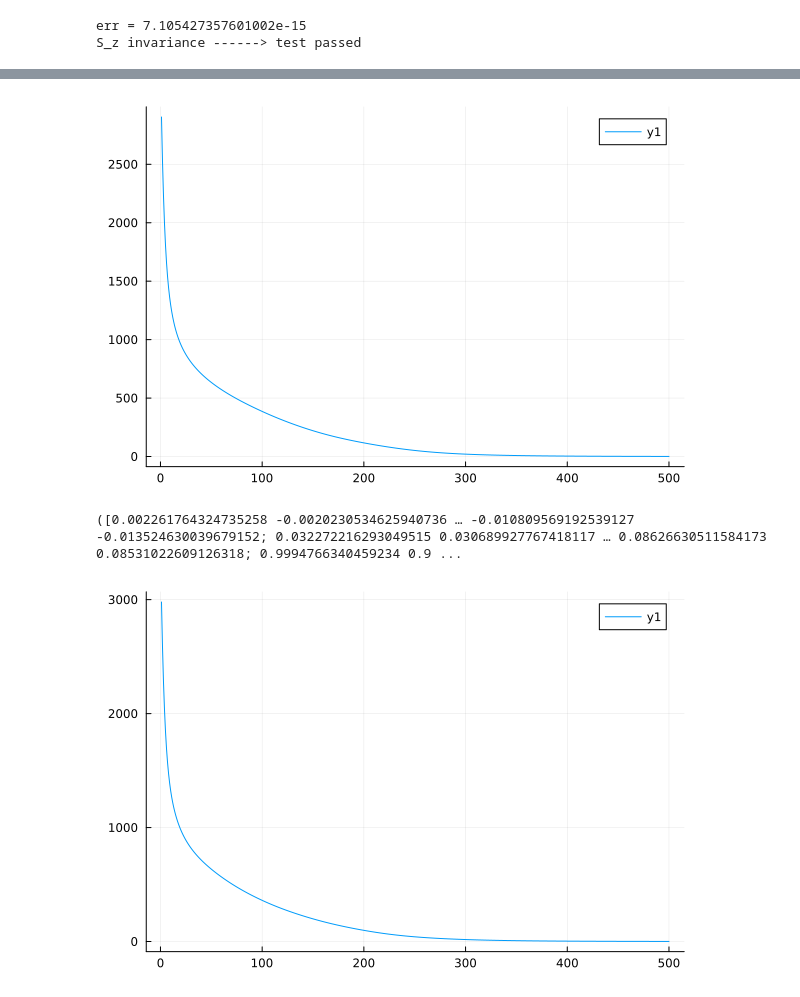
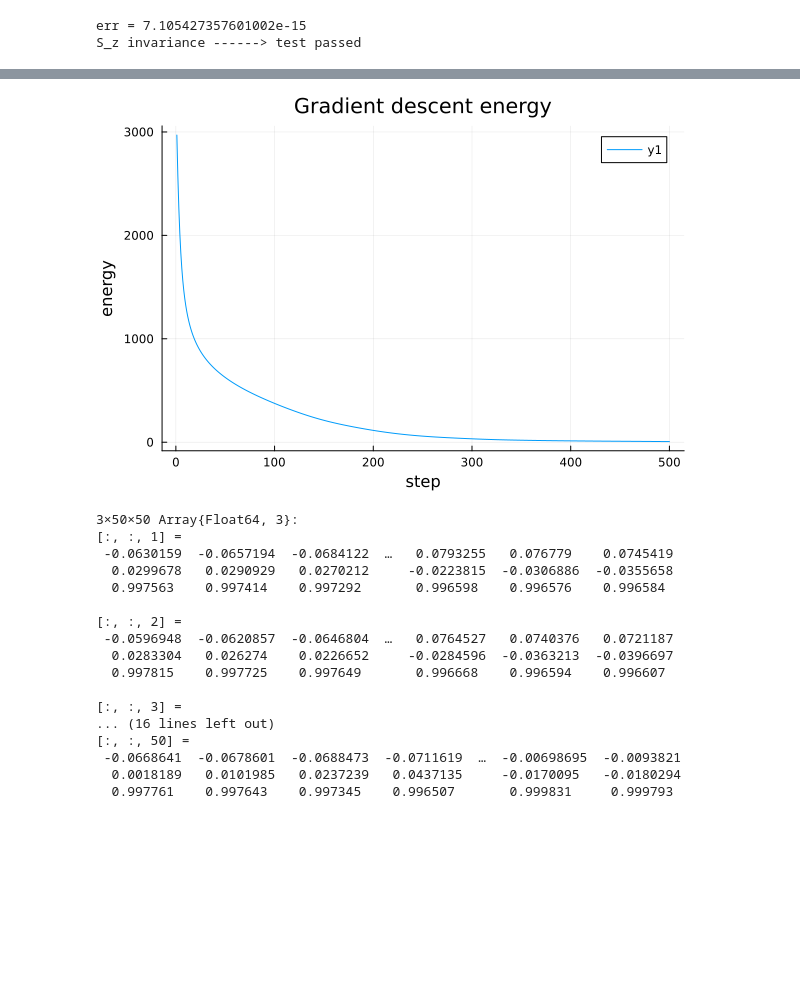
Before and after one commit to jan-chelmecki/skyrmion-tunnelling, a Jupyter notebook: julia_notebook.ipynb, the cells around one changed output, grey strips where cells are left out. Saved outputs shown, nothing was run; the diff lists cells and outputs as text; code cells hidden in the pictures; blank space fills up the shorter version.

```diff
--- a/julia_notebook.ipynb
+++ b/julia_notebook.ipynb
@@ -29,5 +31,8 @@ H_MF = 2.0 H_Micro
 # %%
 function H_vect(n, J1, J2, J3, K, B, boundary)
+    """
+    Computes the energy of a classical magnetization field
+    """
     E = 0.0
     nx, ny = size(n, 2), size(n, 3)
     for i in 1:nx
@@ -78,9 +83,9 @@ function H_vect(n, J1, J2, J3, K, B, boundary)
 
     # subtract the energy of the FM state
     if boundary == "periodic"
-        E += sum(B) + nx * ny * (K + 2*J1 + 2*J2 + 2*J3)
+        E += sum(B[1:1:nx,1:1:ny]) + nx * ny * (K + 2*J1 + 2*J2 + 2*J3)
     elseif boundary == "free"
-        E += sum(B) + nx * ny * K + J1 * (2*nx*ny - (nx + ny)) + J2 * (2*nx*ny - 2*(nx + ny) + 2) + J3 * (2*nx*ny - 2*(nx + ny))
+        E += sum(B[1:1:nx,1:1:ny]) + nx * ny * K + J1 * (2*nx*ny - (nx + ny)) + J2 * (2*nx*ny - 2*(nx + ny) + 2) + J3 * (2*nx*ny - 2*(nx + ny))
     end
     return E
 end
@@ -232,38 +251,54 @@ function relax(n_init::Array{Float64,3}, nx::Int, ny::Int, J1::Float64, J2::Floa
     g = zeros(size(n_init))
     n = copy(n_init)
     k1 = similar(n_init)
 
     H_vals = zeros(N_steps)
 
     @showprogress for i in 1:N_steps
         descent_gradient!(k1,n, nx, ny, J1, J2, J3, K, B, boundary)
 
         # Euler's method
         n .+= k1 .* dt
 
         # save the energy value
         H_vals[i] = H_vect(n, J1, J2, J3, K, B, boundary)
     end
 
     P = plot(H_vals)
+    xlabel!(P,"step")
+    ylabel!(P,"energy")
+    title!(P, "Gradient descent energy")
     display(P)
-    return n, H_vals
+
+    return n
 end
 
 nx = 50; ny = 50
 J1 = 1.12; J2 = -0.521; J3 = 1/16*(-J1+4*J2)+0.23; K = 0.007
 B = uniform_B(nx,ny,0.12)
 boundary = "free"
 n_init = random_configuration(nx,ny)
 
 dt = 0.05;
 N_steps = 500
 boundary = "free"
-n_final, H_vals = relax(n_init,nx,ny,J1,J2,J3,K,B,dt,N_steps,boundary)
+n_final = relax(n_init,nx,ny,J1,J2,J3,K,B,dt,N_steps,boundary)
 # %% [output]
-[figure, old version]
+[figure, new version]
-([0.002261764324735258 -0.0020230534625940736 … -0.010809569192539127 -0.013524630039679152; 0.032272216293049515 0.030689927767418117 … 0.08626630511584173 0.08531022609126318; 0.9994766340459234 0.9 ...
+3×50×50 Array{Float64, 3}:
+[:, :, 1] =
+ -0.0630159  -0.0657194  -0.0684122  …   0.0793255   0.076779    0.0745419
+  0.0299678   0.0290929   0.0270212     -0.0223815  -0.0306886  -0.0355658
+  0.997563    0.997414    0.997292       0.996598    0.996576    0.996584
+
+[:, :, 2] =
+ -0.0596948  -0.0620857  -0.0646804  …   0.0764527   0.0740376   0.0721187
+  0.0283304   0.026274    0.0226652     -0.0284596  -0.0363213  -0.0396697
+  0.997815    0.997725    0.997649       0.996668    0.996594    0.996607
+
+[:, :, 3] =
+... (16 lines left out)
+[:, :, 50] =
+ -0.0668641  -0.0678601  -0.0688473  -0.0711619  …  -0.00698695  -0.0093821
+  0.0018189   0.0101985   0.0237239   0.0437135     -0.0170095   -0.0180294
+  0.997761    0.997643    0.997345    0.996507       0.999831     0.999793
-# %%
-plot(H_vals)
-# %% [output]
-[figure, removed]
```
Also changed, not shown: parts of 11 cells of this notebook.
